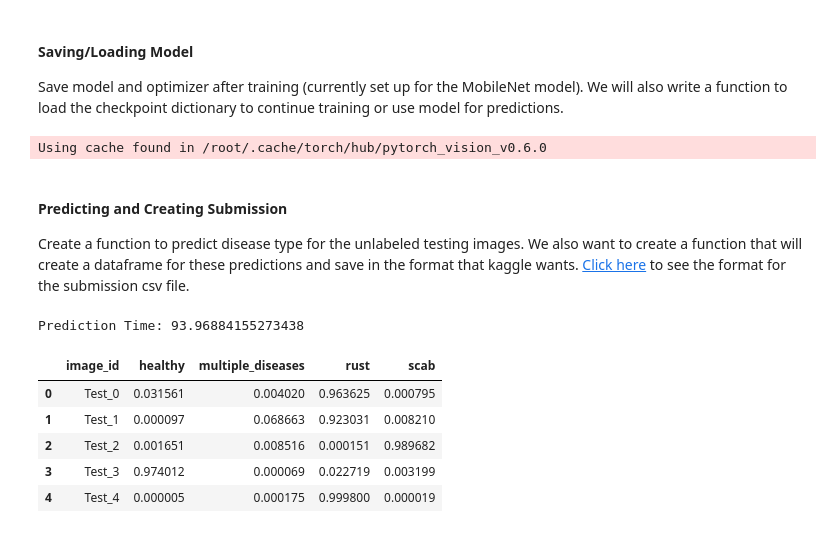
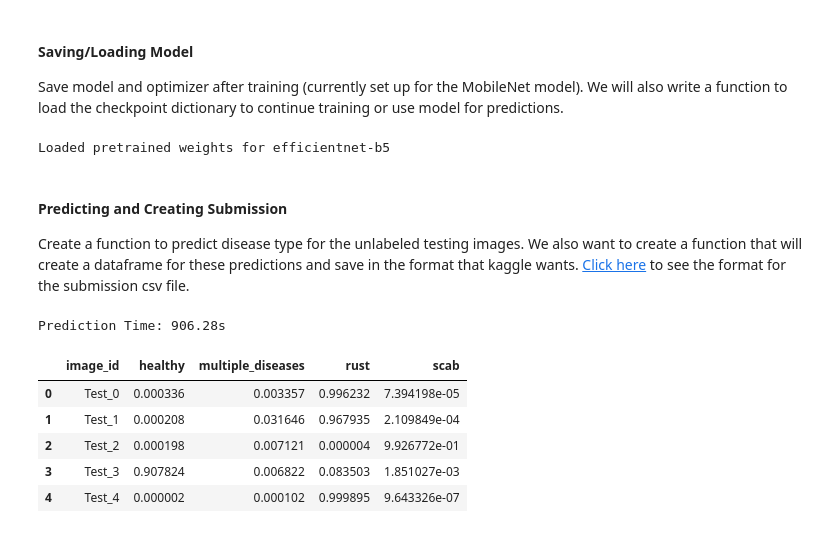
Before and after one commit to dhelms1/plant_pathology, a Jupyter notebook: plant_pathology.ipynb, the cells around one changed output. Drawn from its saved outputs; the diff is of its cells as text; code cells hidden in the pictures.

Commit message:
EfficientNet b5 model created, increased accuracy by 0.14% on full test data set.

```diff
--- a/plant_pathology.ipynb
+++ b/plant_pathology.ipynb
@@ -221,7 +232,7 @@ class TestingDataset(torch.utils.data.Dataset):
       return image
 # %%
 test_data = TestingDataset(data_dir + 'Test', test_labels.image_id.values)
-testloader = torch.utils.data.DataLoader(test_data, batch_size=32)
+testloader = torch.utils.data.DataLoader(test_data, batch_size=BATCH_SIZE)
 # %% [markdown]
 #### **Visualize Images**
 
@@ -388,13 +408,21 @@ def plot_history(train_stat, val_stat, epochs, s_type):
 
 ---
 # %%
-# ResNet18 Model
-epochs = 30
+# Create MobileNet model and move to current device
+model = create_hub_model()
+model.to(device);
+
+# Define the loss function and optimizer
+criterion = nn.NLLLoss()
+optimizer = optim.Adam(model2.classifier.parameters(), lr=0.001)
+
+epochs = 25
 
 # Train model
 train_loss, train_acc, val_loss, val_acc = train_model(model, epochs, trainloader, validloader)
 
 # Plot loss and accuracy
+sns.set_style('whitegrid')
 plt.figure(figsize=(26,7))
 ax1 = plt.subplot(1,2,1)
 plot_history(train_loss, val_loss, epochs, 'Loss')
@@ -449,14 +457,14 @@ def load_checkpoint(model, optimizer, check_path):
   optimizer.load_state_dict(checkpoint['opt_state'])
   return model, optimizer
 # %%
-# Load saved MobileNet v2 model parameters and optimizer
-base_model = torch.hub.load('pytorch/vision:v0.6.0', 'mobilenet_v2', pretrained=True)
-check_pth = 'drive/My Drive/Colab Notebooks/Plant Pathology/checkpoint.pth'
-optimizer = optim.Adam(base_model.classifier.parameters(), lr=6e-5) # parameters will be reset
+# Load saved Efficient Net b5 model parameters and optimizer
+loaded_model = EfficientNet.from_pretrained('efficientnet-b5')
+check_pth = 'drive/My Drive/Colab Notebooks/Plant Pathology/checkpoint_en.pth'
+optimizer = optim.Adam(loaded_model.parameters(), lr=0.001) # parameters will be reset
 
-mobilenet_loaded, optimizer = load_checkpoint(base_model, optimizer, check_pth)
+efficient_b5, optimizer = load_checkpoint(loaded_model, optimizer, check_pth)
 # %% [output]
-Using cache found in /root/.cache/torch/hub/pytorch_vision_v0.6.0
+Loaded pretrained weights for efficientnet-b5
 # %% [markdown]
 #### **Predicting and Creating Submission**
 
@@ -479,27 +487,28 @@ def predict(model, testloader):
   model.train()
   return predictions
 # %%
-def create_submission(preds):
+def create_submission(preds, sub_num):
   ''' Create a dataframe for the submission file and save to drive. '''
   submission = pd.DataFrame(data=preds, columns=submission_labels.drop('image_id', axis=1).columns)
   submission.insert(0, 'image_id', submission_labels.image_id.values)
-  submission.to_csv('drive/My Drive/Colab Notebooks/Plant Pathology/submission.csv', index=False)
+  submission.to_csv(f'drive/My Drive/Colab Notebooks/Plant Pathology/submission{sub_num}.csv', index=False)
   return submission
 # %%
 start = time()
 
-preds = predict(model2, testloader)
+preds = predict(model, testloader)
 
 print(f'Prediction Time: {round(time()-start, 2)}s')
 # %% [output]
-Prediction Time: 93.96884155273438
+Prediction Time: 906.28s
 # %%
-submission_df = create_submission(preds)
+# Create submission csv for model
+submission_df = create_submission(preds, '2')
 submission_df.head()
 # %% [output]
 |  | image_id | healthy | multiple_diseases | rust | scab |
-| 0 | Test_0 | 0.031561 | 0.004020 | 0.963625 | 0.000795 |
-| 1 | Test_1 | 0.000097 | 0.068663 | 0.923031 | 0.008210 |
-| 2 | Test_2 | 0.001651 | 0.008516 | 0.000151 | 0.989682 |
-| 3 | Test_3 | 0.974012 | 0.000069 | 0.022719 | 0.003199 |
-| 4 | Test_4 | 0.000005 | 0.000175 | 0.999800 | 0.000019 |
+| 0 | Test_0 | 0.000336 | 0.003357 | 0.996232 | 7.394198e-05 |
+| 1 | Test_1 | 0.000208 | 0.031646 | 0.967935 | 2.109849e-04 |
+| 2 | Test_2 | 0.000198 | 0.007121 | 0.000004 | 9.926772e-01 |
+| 3 | Test_3 | 0.907824 | 0.006822 | 0.083503 | 1.851027e-03 |
+| 4 | Test_4 | 0.000002 | 0.000102 | 0.999895 | 9.643326e-07 |
```
Also changed, not shown: parts of 23 cells of this notebook.
